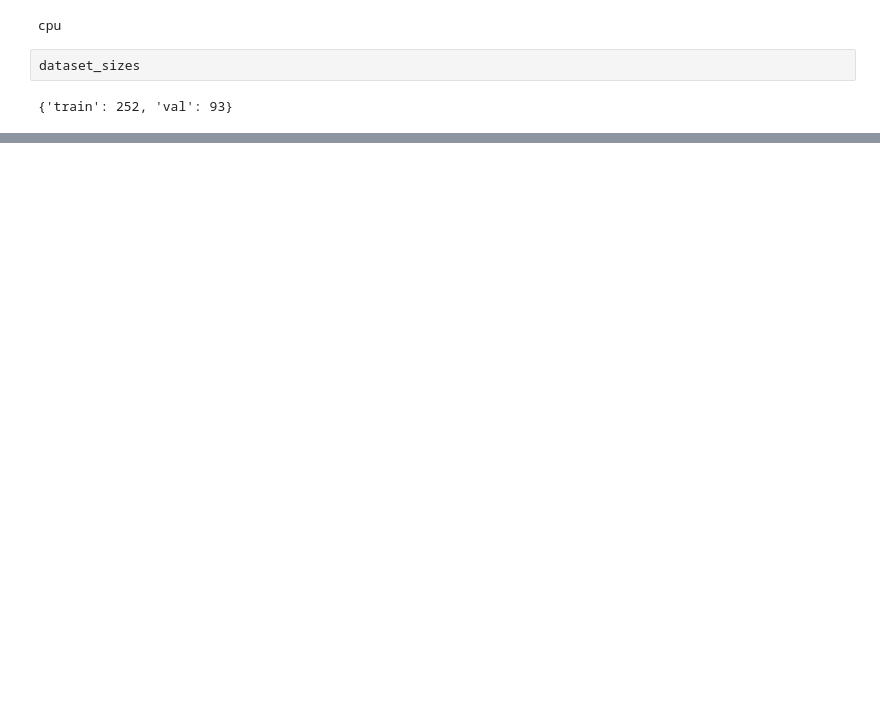
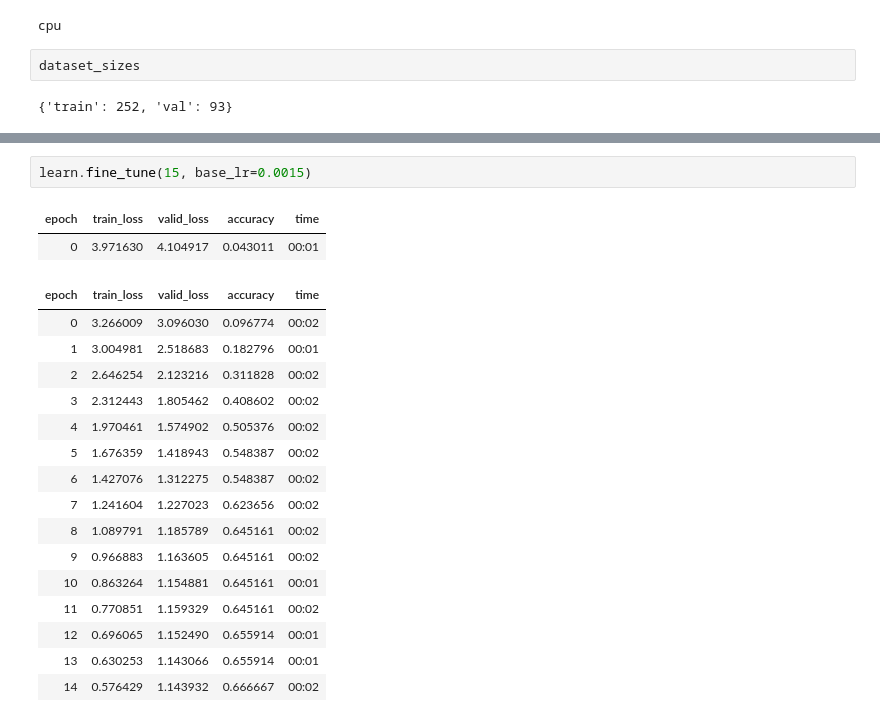
Before and after one commit to mulac/chess-vision, a Jupyter notebook: notebooks/model.ipynb, the cells around one changed output, grey strips where cells are left out. Drawn from its saved outputs; the diff is of its cells as text; blank space fills up the shorter version.

```diff
--- a/notebooks/model.ipynb
+++ b/notebooks/model.ipynb
@@ -256,0 +93,21 @@ writer.close()
+# %%
+learn.fine_tune(15, base_lr=0.0015)
+# %% [output]
+| epoch | train_loss | valid_loss | accuracy | time |
+| 0 | 3.971630 | 4.104917 | 0.043011 | 00:01 |
+| epoch | train_loss | valid_loss | accuracy | time |
+| 0 | 3.266009 | 3.096030 | 0.096774 | 00:02 |
+| 1 | 3.004981 | 2.518683 | 0.182796 | 00:01 |
+| 2 | 2.646254 | 2.123216 | 0.311828 | 00:02 |
+| 3 | 2.312443 | 1.805462 | 0.408602 | 00:02 |
+| 4 | 1.970461 | 1.574902 | 0.505376 | 00:02 |
+| 5 | 1.676359 | 1.418943 | 0.548387 | 00:02 |
+| 6 | 1.427076 | 1.312275 | 0.548387 | 00:02 |
+| 7 | 1.241604 | 1.227023 | 0.623656 | 00:02 |
+| 8 | 1.089791 | 1.185789 | 0.645161 | 00:02 |
+| 9 | 0.966883 | 1.163605 | 0.645161 | 00:02 |
+| 10 | 0.863264 | 1.154881 | 0.645161 | 00:01 |
+| 11 | 0.770851 | 1.159329 | 0.645161 | 00:02 |
+| 12 | 0.696065 | 1.152490 | 0.655914 | 00:01 |
+| 13 | 0.630253 | 1.143066 | 0.655914 | 00:01 |
+| 14 | 0.576429 | 1.143932 | 0.666667 | 00:02 |
```
Also changed, not shown: parts of 28 cells of this notebook, 6 other files.
